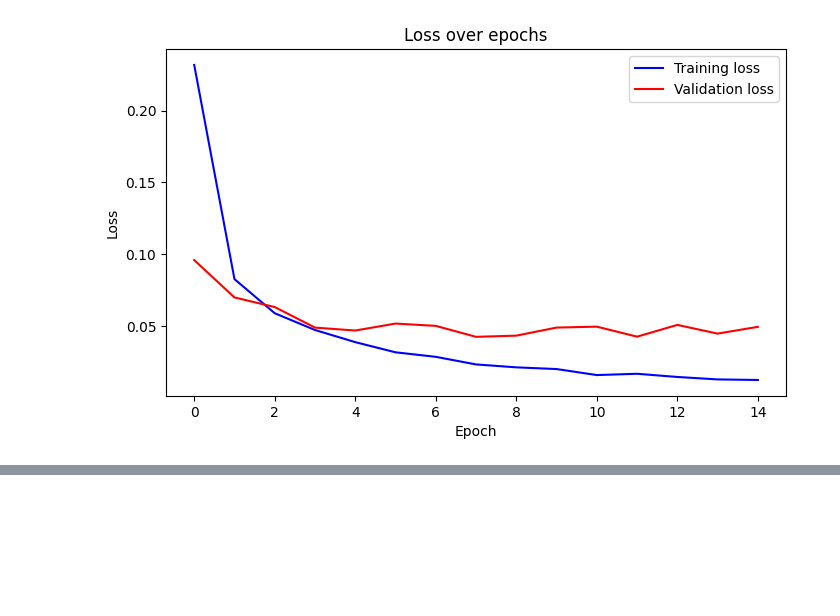
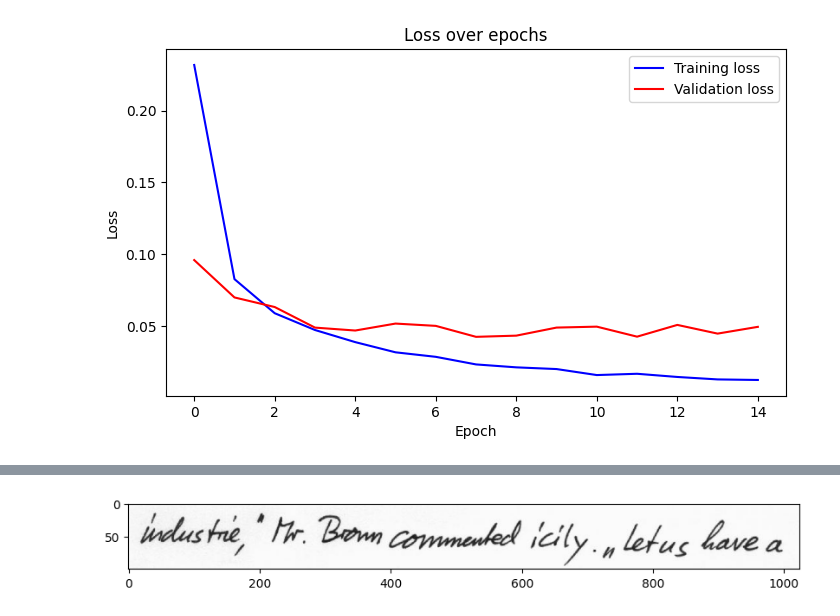
Before and after one commit to yeeun0813/baewha, a Jupyter notebook: 인공지능응용4월.ipynb, the cells around one changed output, grey strips where cells are left out. Cells and saved outputs as stored; diff of their text form; code cells hidden in the pictures; blank space fills up the shorter version.

```diff
--- a/인공지능응용4월.ipynb
+++ b/인공지능응용4월.ipynb
@@ -325,0 +384,10 @@ model, optimizer, _ = training_loop(model, criterion, optimizer, train_loader,
+# %%
+# Load image
+image = Image.open("./ocr_test_image/a01-122-02.jpg").convert("RGB")
+
+plt.figure(figsize=(10, 10))
+plt.imshow(image)
+plt.axis("on")
+plt.show()
+# %% [output]
+[figure, added]
```
Also changed, not shown: parts of 9 cells of this notebook.
